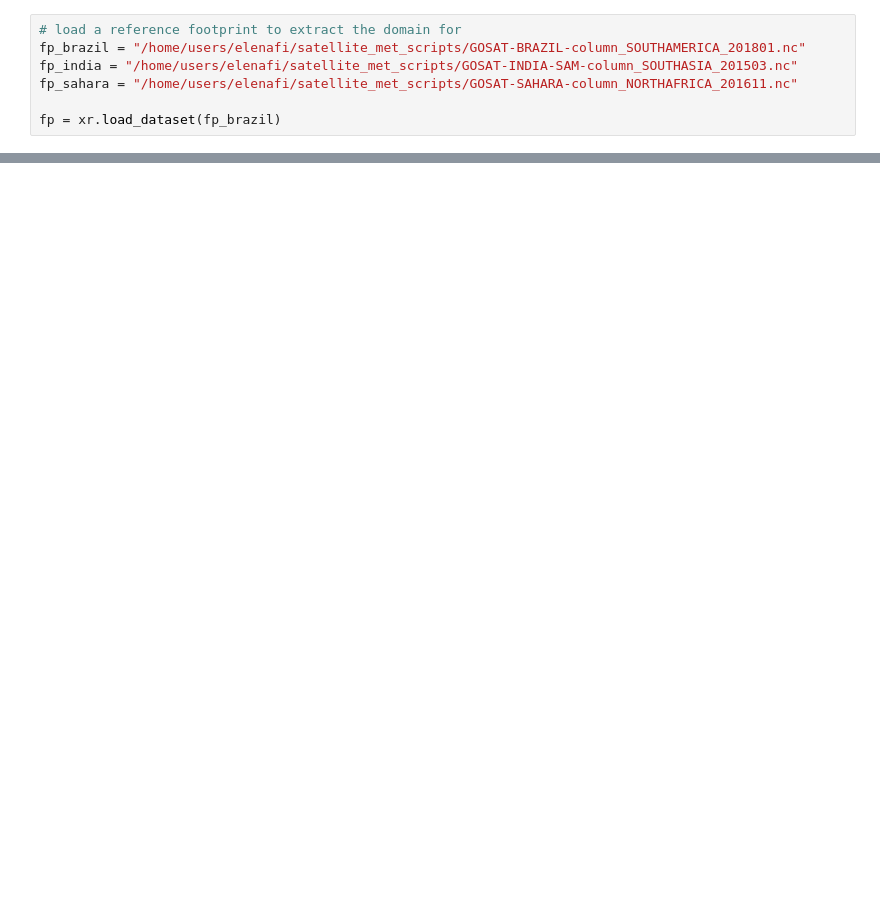
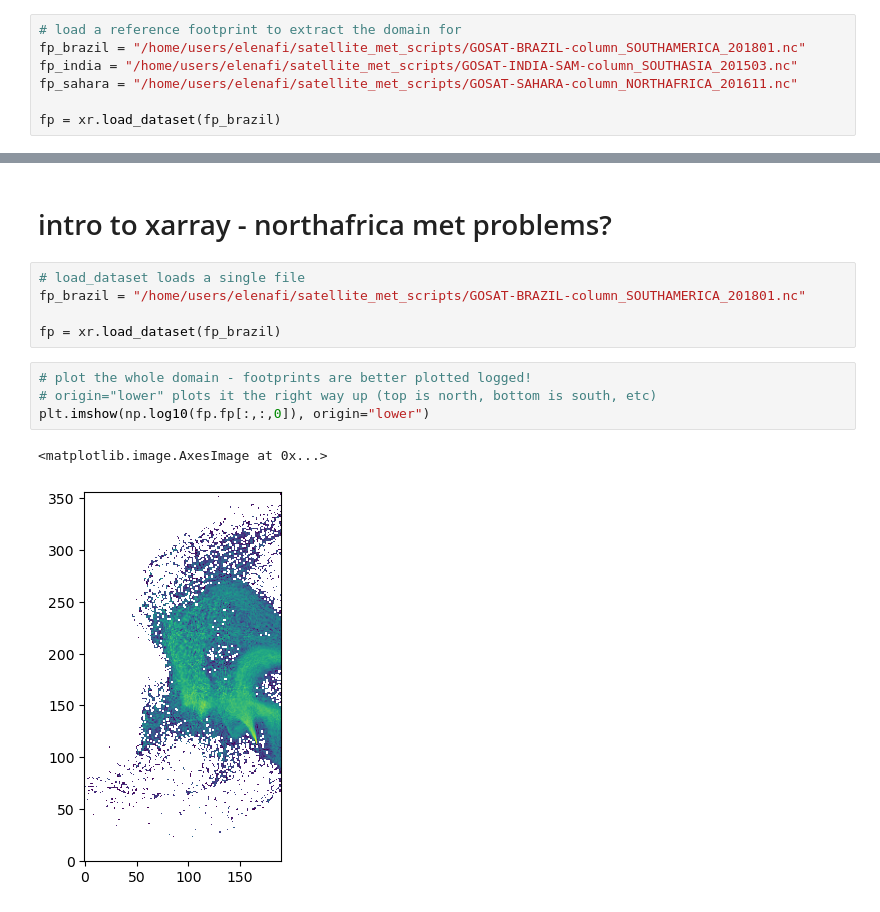
Before and after one commit to elenafillo/extract_iris_met, a Jupyter notebook: exploring_met_data.ipynb, the cells around one changed output, grey strips where cells are left out. Drawn from its saved outputs; the diff is of its cells as text; blank space fills up the shorter version.

```diff
--- a/exploring_met_data.ipynb
+++ b/exploring_met_data.ipynb
@@ -153,0 +175,14 @@ ax.set_extent(extent, crs=cartopy.crs.PlateCarree())
+# %% [markdown]
+# intro to xarray - northafrica met problems?
+# %%
+# load_dataset loads a single file
+fp_brazil = "/home/users/elenafi/satellite_met_scripts/GOSAT-BRAZIL-column_SOUTHAMERICA_201801.nc"
+
+fp = xr.load_dataset(fp_brazil)
+# %%
+# plot the whole domain - footprints are better plotted logged!
+# origin="lower" plots it the right way up (top is north, bottom is south, etc)
+plt.imshow(np.log10(fp.fp[:,:,0]), origin="lower")
+# %% [output]
+<matplotlib.image.AxesImage at 0x...>
+[figure, added]
```
Also changed, not shown: parts of 10 cells of this notebook.
